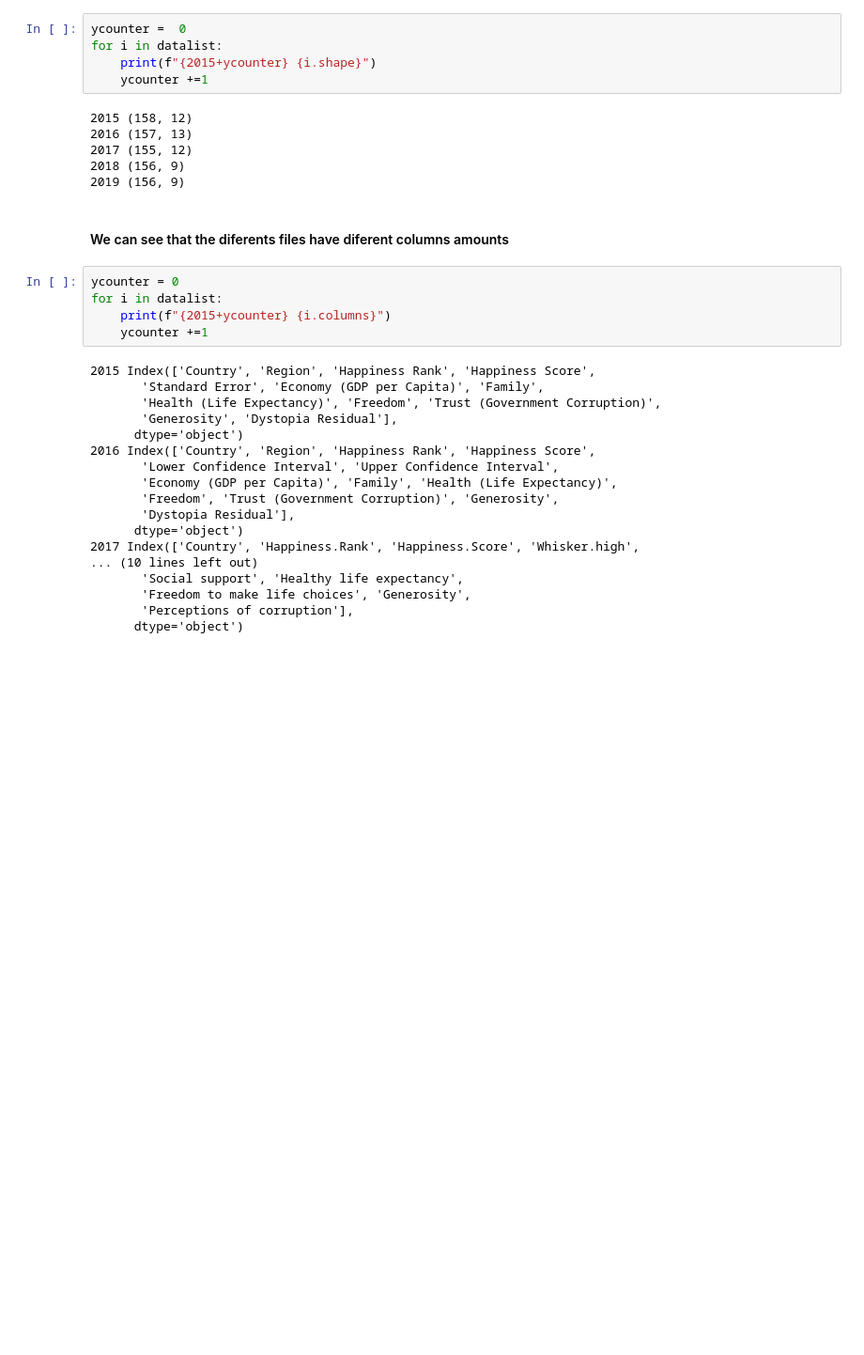
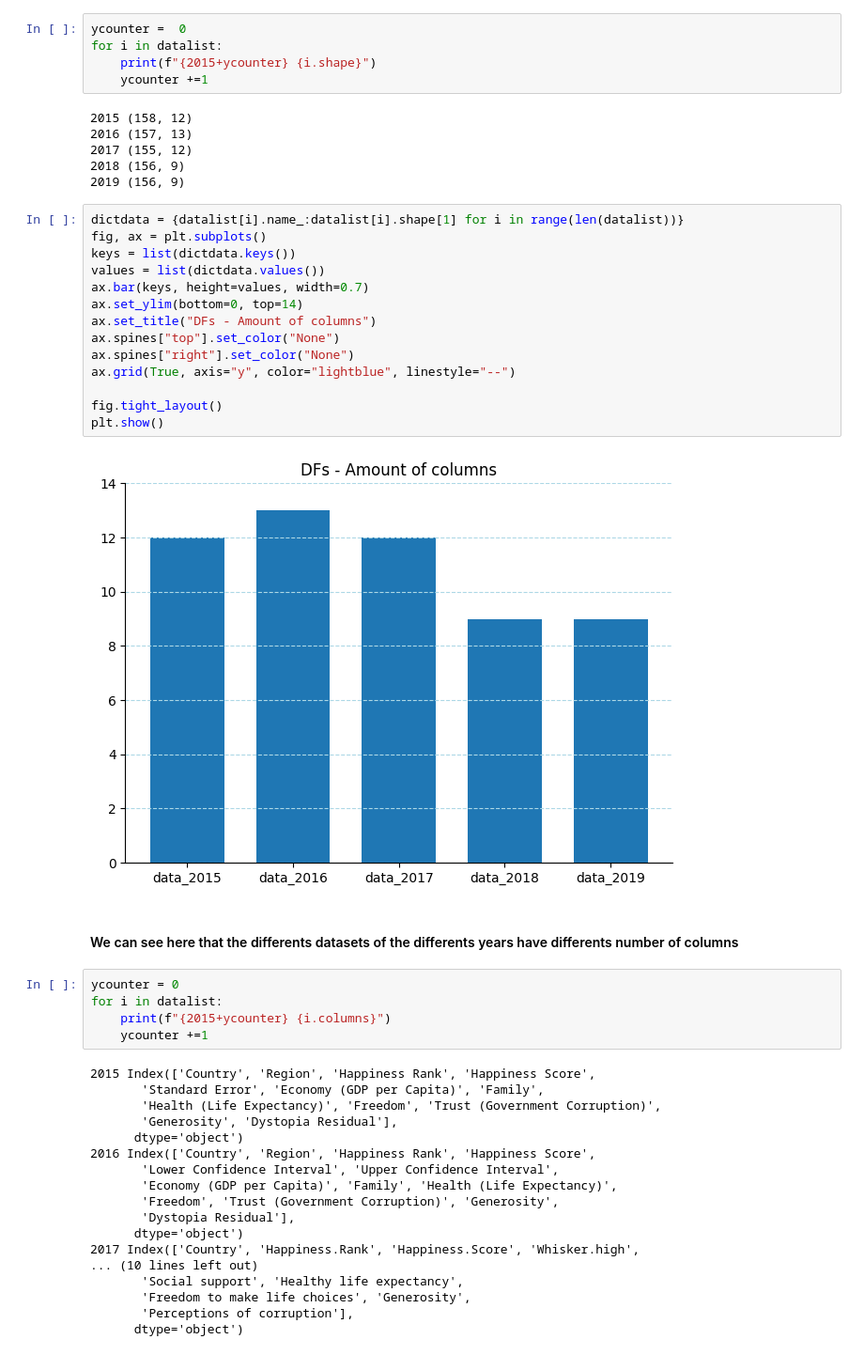
Before and after one commit to JoanMz/etl_workshop_3, a Jupyter notebook: Notebooks/EDA.ipynb, the cells around one changed output. Shown at 94% size. Drawn from its saved outputs; the diff is of its cells as text; blank space fills up the shorter version.

```diff
--- a/Notebooks/EDA.ipynb
+++ b/Notebooks/EDA.ipynb
@@ -36,8 +36,24 @@ for i in datalist:
 2017 (155, 12)
 2018 (156, 9)
 2019 (156, 9)
+# %%
+dictdata = {datalist[i].name_:datalist[i].shape[1] for i in range(len(datalist))}
+fig, ax = plt.subplots()
+keys = list(dictdata.keys())
+values = list(dictdata.values())
+ax.bar(keys, height=values, width=0.7)
+ax.set_ylim(bottom=0, top=14)
+ax.set_title("DFs - Amount of columns")
+ax.spines["top"].set_color("None")
+ax.spines["right"].set_color("None")
+ax.grid(True, axis="y", color="lightblue", linestyle="--")
+
+fig.tight_layout()
+plt.show()
+# %% [output]
+[figure, added]
 # %% [markdown]
-#### We can see that the diferents files have diferent columns amounts
+#### We can see here that the differents datasets of the differents years have differents number of columns
 # %%
 ycounter = 0
 for i in datalist:
```
Also changed, not shown: parts of 10 cells of this notebook, 10 other files.
